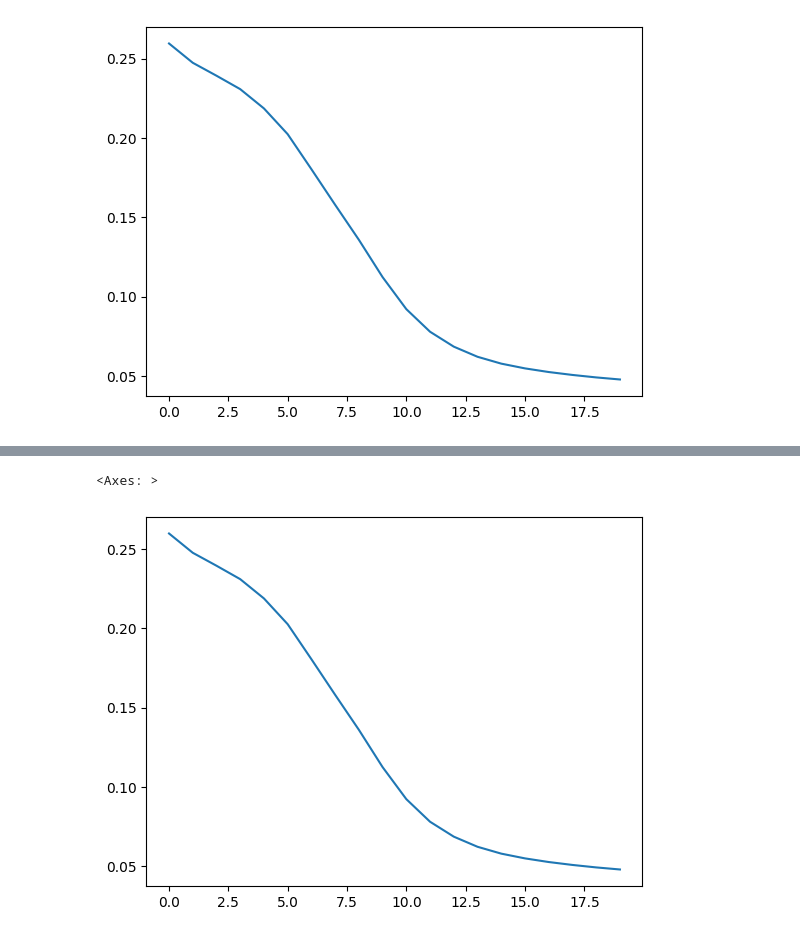
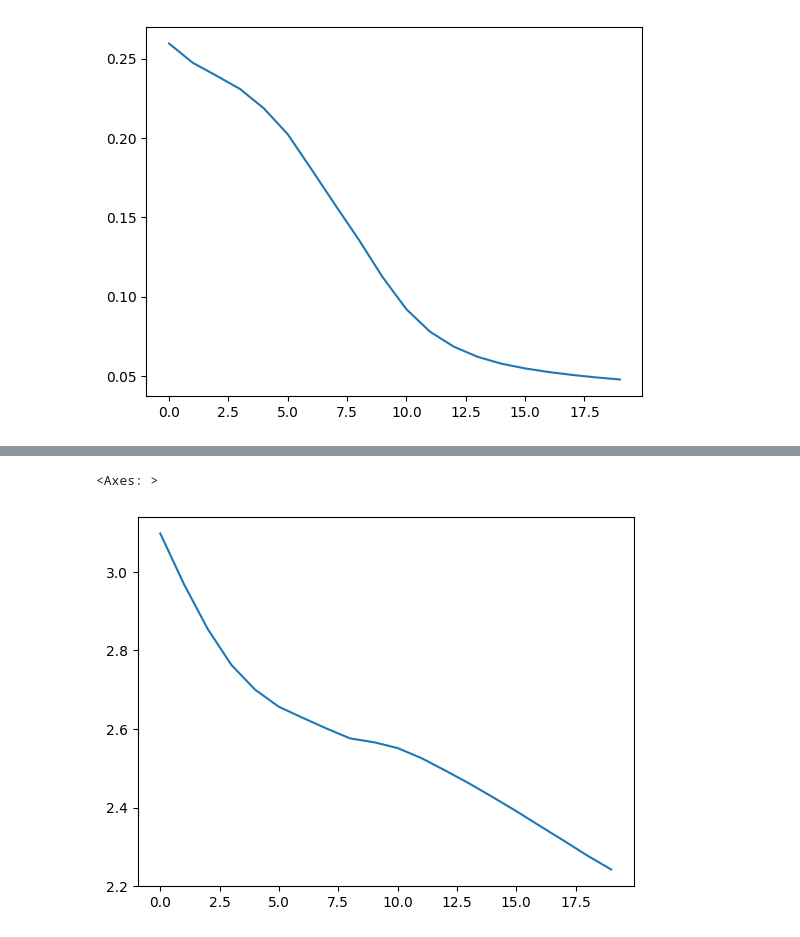
Before and after one commit to leonardocrociani/Neural-Network, a Jupyter notebook: src/main.ipynb, the cells around one changed output, grey strips where cells are left out. Saved outputs shown, nothing was run; the diff lists cells and outputs as text; code cells hidden in the pictures.

```diff
--- a/src/main.ipynb
+++ b/src/main.ipynb
@@ -1896,7 +1896,7 @@ layers = [input_size, 4, 4, output_size]
 nn = NeuralNetwork(
     layers,
     learning_rate=0.05,
-    lambda_reg=0.00001,
+    lambda_reg=0.1,
     reg_type="l1",  # Cambia in "l2" per usare la regolarizzazione L2
     loss_function_name="mse",
     activation_function_name="relu",
@@ -1929,5 +1929,5 @@ Test Accuracy: 0.9630
 <Axes: >
-[figure, old version]
+[figure, new version]
 # %%
 import numpy as np
 import pandas as pd
```
Also changed, not shown: parts of 2 cells of this notebook.
